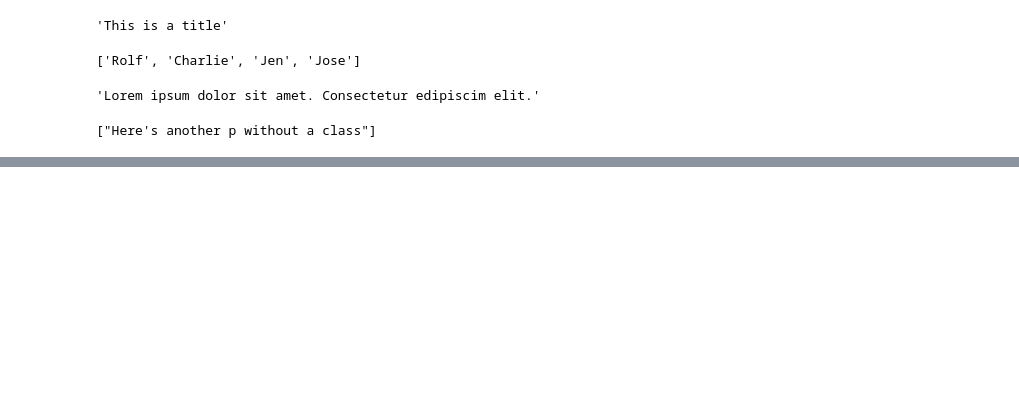
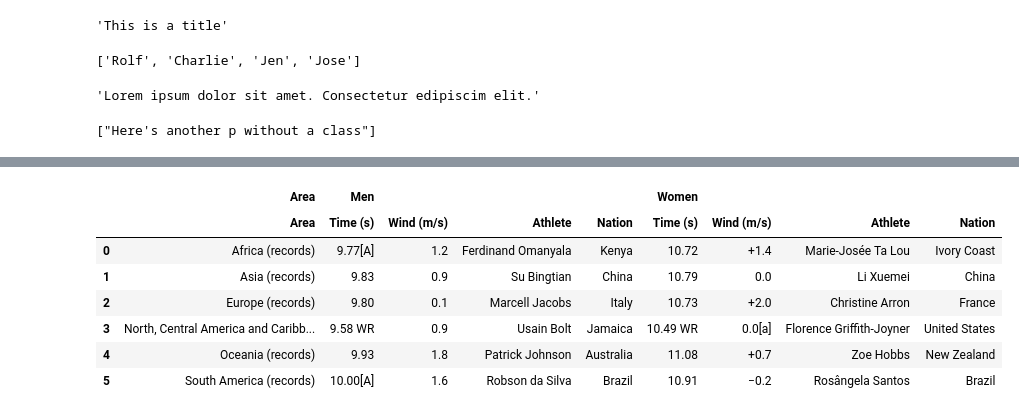
Before and after one commit to Delonix7/Data_Science_Essentials, a Jupyter notebook: Web_Scraping_with_Python.ipynb, the cells around one changed output, grey strips where cells are left out. Cells and saved outputs as stored; diff of their text form; code cells hidden in the pictures; blank space fills up the shorter version.

```diff
--- a/Web_Scraping_with_Python.ipynb
+++ b/Web_Scraping_with_Python.ipynb
@@ -82,0 +286,19 @@ find_other_paragraph()
+# %%
+locators  = 'div.mw-parser-output table.wikitable'
+# %%
+table = soup_100.select_one(locators)
+# %%
+df = pd.read_html(str(table))
+# %%
+df = df[0]
+# %%
+df
+# %% [output]
+|  | Area | Men |  |  |  | Women |  |  |  |
+|  | Area | Time (s) | Wind (m/s) | Athlete | Nation | Time (s) | Wind (m/s) | Athlete | Nation |
+| 0 | Africa (records) | 9.77[A] | 1.2 | Ferdinand Omanyala | Kenya | 10.72 | +1.4 | Marie-Josée Ta Lou | Ivory Coast |
+| 1 | Asia (records) | 9.83 | 0.9 | Su Bingtian | China | 10.79 | 0.0 | Li Xuemei | China |
+| 2 | Europe (records) | 9.80 | 0.1 | Marcell Jacobs | Italy | 10.73 | +2.0 | Christine Arron | France |
+| 3 | North, Central America and Caribb... | 9.58 WR | 0.9 | Usain Bolt | Jamaica | 10.49 WR | 0.0[a] | Florence Griffith-Joyner | United States |
+| 4 | Oceania (records) | 9.93 | 1.8 | Patrick Johnson | Australia | 11.08 | +0.7 | Zoe Hobbs | New Zealand |
+| 5 | South America (records) | 10.00[A] | 1.6 | Robson da Silva | Brazil | 10.91 | −0.2 | Rosângela Santos | Brazil |
```
Also changed, not shown: parts of 67 cells of this notebook.
